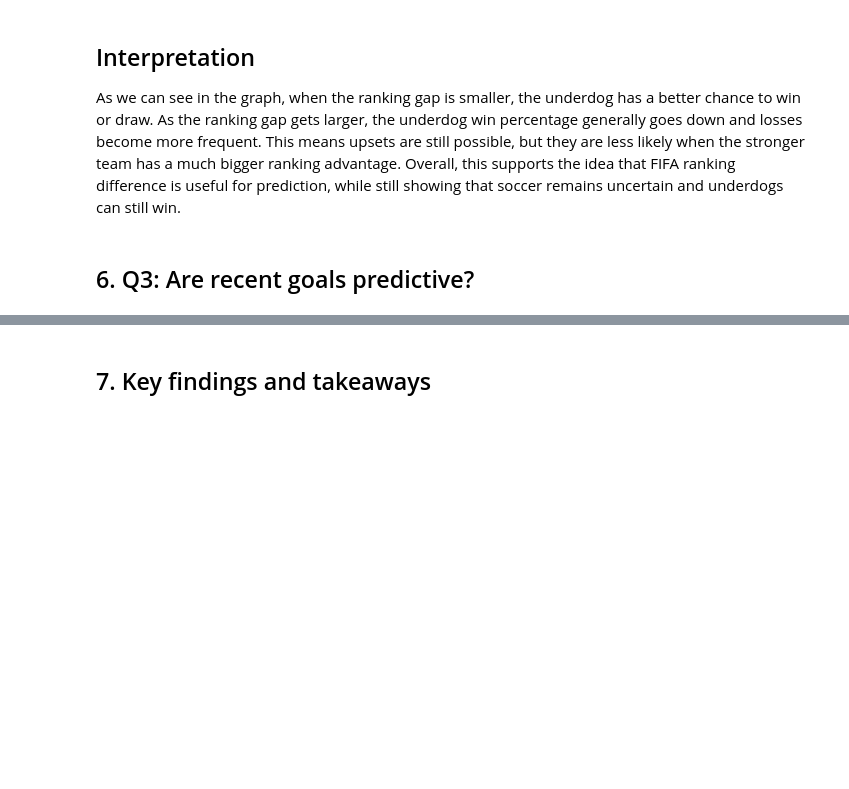
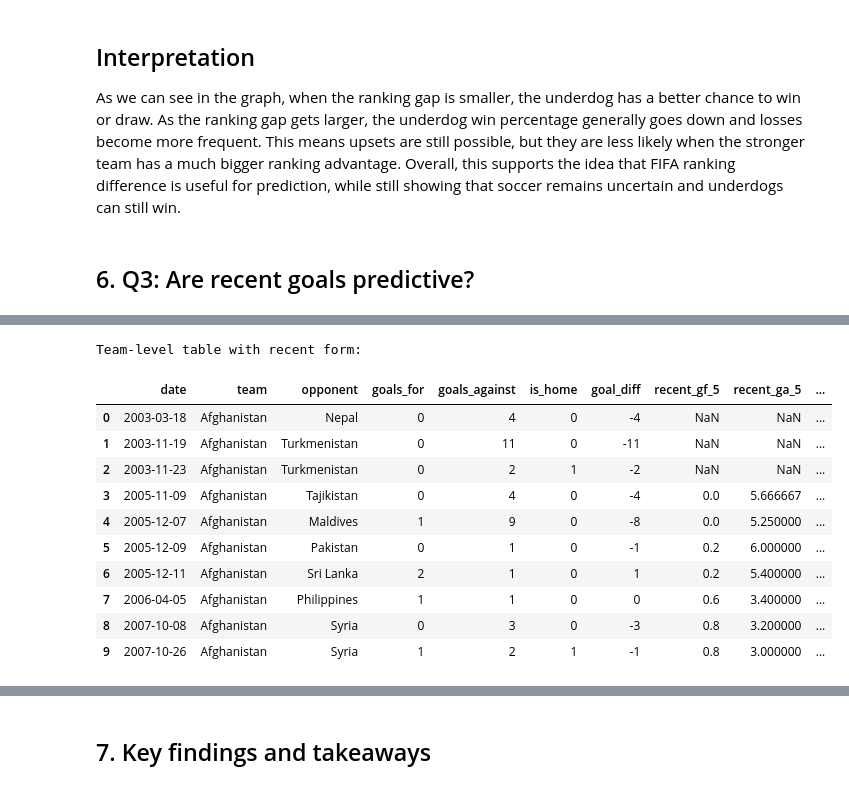
Before and after one commit to Alejandromarchesini12/fifa-worldcup-ml-simulation, a Jupyter notebook: notebooks/Phase2_Exploratory_Data_Analysis.ipynb, the cells around one changed output, grey strips where cells are left out. Cells and saved outputs as stored; diff of their text form; code cells hidden in the pictures; blank space fills up the shorter version.

```diff
--- a/notebooks/Phase2_Exploratory_Data_Analysis.ipynb
+++ b/notebooks/Phase2_Exploratory_Data_Analysis.ipynb
@@ -516,0 +559,36 @@ As we can see in the graph, when the ranking gap is smaller, the underdog has a
+# %%
+
+# 2) Create recent form features (last 5 previous matches)
+
+# shift(1) is very important:
+# it prevents data leakage by excluding the current match from its own features.
+# min_periods=3 means we need at least 3 prior matches to compute form.
+
+team_matches["recent_gf_5"] = (
+    team_matches.groupby("team")["goals_for"]
+    .transform(lambda s: s.shift(1).rolling(window=5, min_periods=3).mean())
+)
+
+team_matches["recent_ga_5"] = (
+    team_matches.groupby("team")["goals_against"]
+    .transform(lambda s: s.shift(1).rolling(window=5, min_periods=3).mean())
+)
+
+# Recent goal difference form
+team_matches["recent_gd_5"] = team_matches["recent_gf_5"] - team_matches["recent_ga_5"]
+
+print("Team-level table with recent form:")
+display(team_matches.head(10))
+# %% [output]
+Team-level table with recent form:
+|  | date | team | opponent | goals_for | goals_against | is_home | goal_diff | recent_gf_5 | recent_ga_5 | ... |
+| 0 | 2003-03-18 | Afghanistan | Nepal | 0 | 4 | 0 | -4 | NaN | NaN | ... |
+| 1 | 2003-11-19 | Afghanistan | Turkmenistan | 0 | 11 | 0 | -11 | NaN | NaN | ... |
+| 2 | 2003-11-23 | Afghanistan | Turkmenistan | 0 | 2 | 1 | -2 | NaN | NaN | ... |
+| 3 | 2005-11-09 | Afghanistan | Tajikistan | 0 | 4 | 0 | -4 | 0.0 | 5.666667 | ... |
+| 4 | 2005-12-07 | Afghanistan | Maldives | 1 | 9 | 0 | -8 | 0.0 | 5.250000 | ... |
+| 5 | 2005-12-09 | Afghanistan | Pakistan | 0 | 1 | 0 | -1 | 0.2 | 6.000000 | ... |
+| 6 | 2005-12-11 | Afghanistan | Sri Lanka | 2 | 1 | 0 | 1 | 0.2 | 5.400000 | ... |
+| 7 | 2006-04-05 | Afghanistan | Philippines | 1 | 1 | 0 | 0 | 0.6 | 3.400000 | ... |
+| 8 | 2007-10-08 | Afghanistan | Syria | 0 | 3 | 0 | -3 | 0.8 | 3.200000 | ... |
+| 9 | 2007-10-26 | Afghanistan | Syria | 1 | 2 | 1 | -1 | 0.8 | 3.000000 | ... |
```
Also changed, not shown: parts of 5 cells of this notebook.
